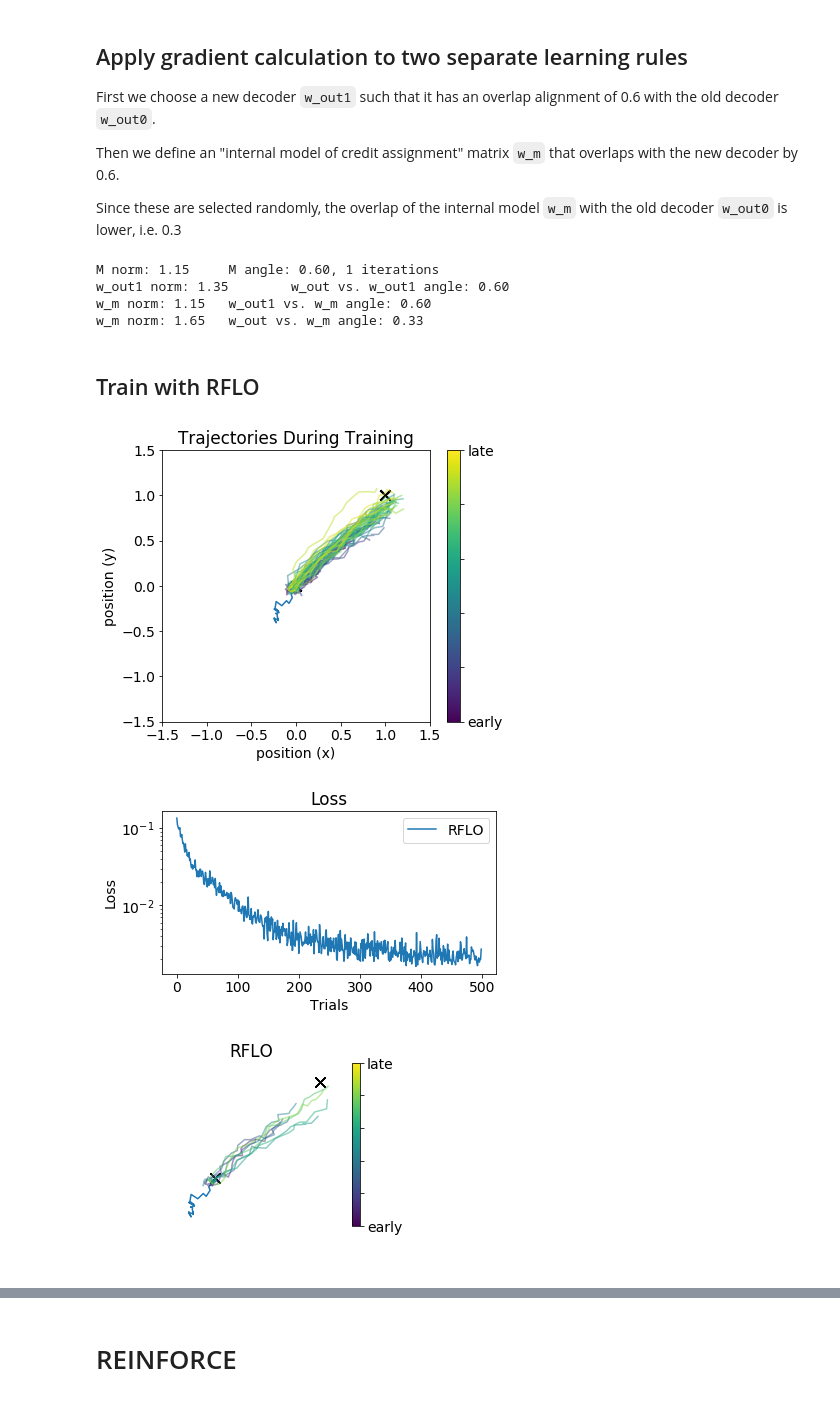
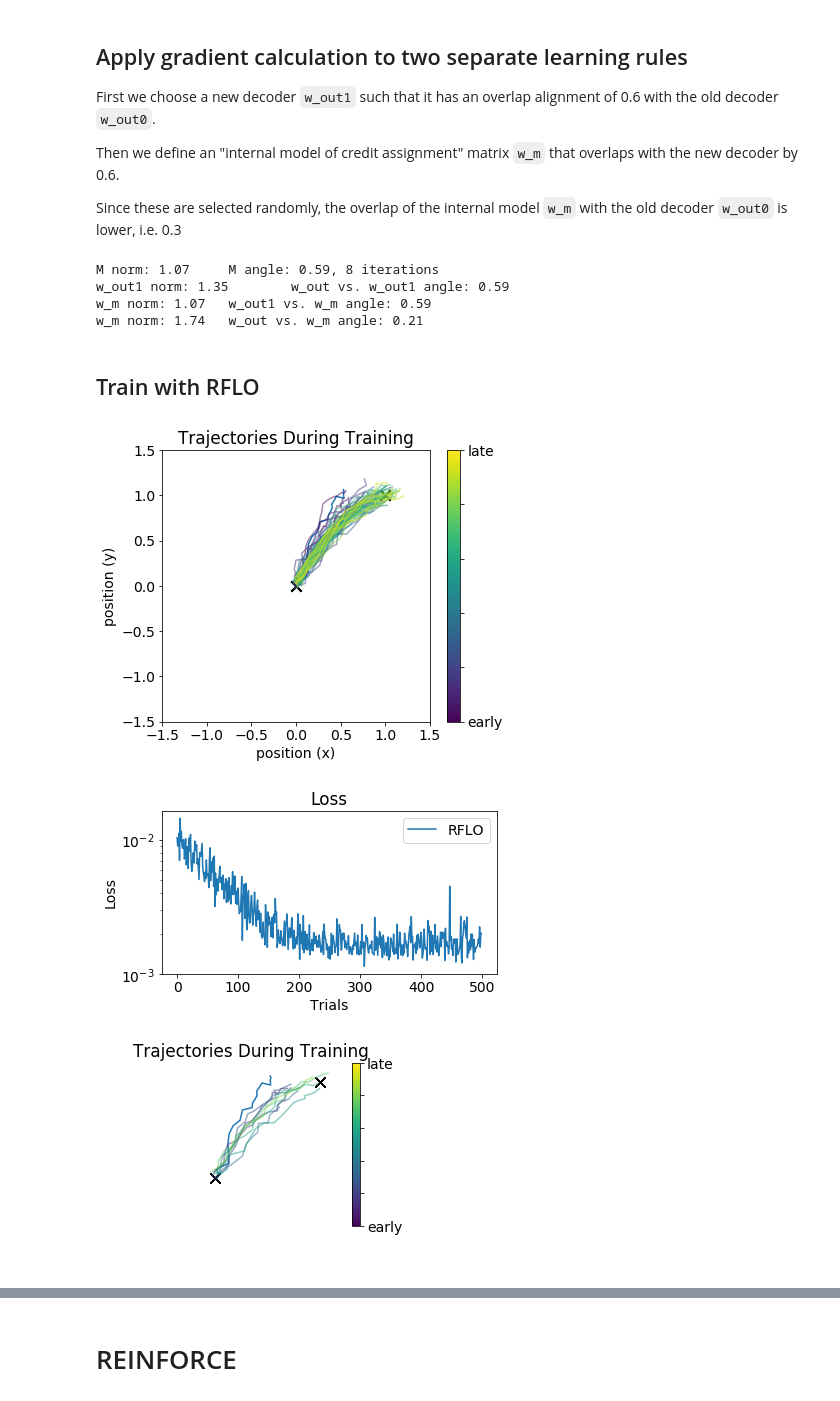
Before and after one commit to jacobfulano/rnn-learning, a Jupyter notebook: experiments/NeurIPS-2022-4-29/Figure-Weight-Correlation-Example-2022-4-29.ipynb, the cells around one changed output, grey strips where cells are left out. Cells and saved outputs as stored; diff of their text form; code cells hidden in the pictures.

```diff
--- a/experiments/NeurIPS-2022-4-29/Figure-Weight-Correlation-Example-2022-4-29.ipynb
+++ b/experiments/NeurIPS-2022-4-29/Figure-Weight-Correlation-Example-2022-4-29.ipynb
@@ -98,7 +98,7 @@ params = RNNparams(n_in=4,n_rec=50,n_out=2,tau_rec=10,
 params.print_params()
 
 # Initialize RNN
-net0 = RNN(params,f=f_linear,df=df_linear)
+net0 = RNN(params) #,f=f_linear,df=df_linear)
 sim0 = Simulation(net0)
 rflo = RFLO(net0,apply_to=['w_rec'],online=False)
 sim0.run_session(n_trials=500, tasks=[task1], learn_alg=[rflo], probe_types=['loss'], plot=True, plot_freq=20)
@@ -152,10 +152,10 @@ print('\nw_m norm: {:.2f}'.format(norm) + '\t w_out1 vs. w_m angle: {:.2f}'.form
 norm, angle = return_norm_and_angle(net0.w_out,w_m)
 print('\nw_m norm: {:.2f}'.format(norm) + '\t w_out vs. w_m angle: {:.2f}'.format(angle),end='')
 # %% [output]
-M norm: 1.15     M angle: 0.60, 1 iterations
-w_out1 norm: 1.35        w_out vs. w_out1 angle: 0.60
-w_m norm: 1.15   w_out1 vs. w_m angle: 0.60
-w_m norm: 1.65   w_out vs. w_m angle: 0.33
+M norm: 1.07     M angle: 0.59, 8 iterations
+w_out1 norm: 1.35        w_out vs. w_out1 angle: 0.59
+w_m norm: 1.07   w_out1 vs. w_m angle: 0.59
+w_m norm: 1.74   w_out vs. w_m angle: 0.21
 # %% [markdown]
 ## Train with RFLO
 # %%
@@ -196,33 +196,33 @@ sim1_post = Simulation(net1_post)
 trackvars = TrackVars(net1_post,apply_to=[])
 sim1_post.run_session(n_trials=500, tasks=[task1], learn_alg=[trackvars], probe_types=['h','err','w_rec'], plot=False, plot_freq=10)
 # %% [output]
-[figure, old version]
+[figure, new version]
-[figure, old version]
+[figure, new version]
 # %%
 """ Plot example trajectories during training """
-save = True
+save = False
 if save:
     lw, fs = paper_format()
 
 fig,ax = plt.subplots(1,1,figsize=(4,3))
 n_trials=250
 plot_freq = 25
 
 for n in np.arange(0,n_trials,plot_freq):
     count = n
     fig = plot_position(fig=fig, pos=sim1_train.session_probes['pos'][n], tasks = [task1], n_trials=n_trials,count=count,plot_freq=plot_freq)
 
 
 ax.set_xlim([-0.5,1.2])
 ax.set_ylim([-0.5,1.2])
 ax.set_axis_off()
 fig.show()
 
 if save:
     ax.set_title("RFLO")
     fig.savefig('rflo-trajectories-example.pdf')
 # %% [output]
-[figure, old version]
+[figure, new version]
 # %%
 fig = plot_trained_trajectories(sim=sim1_pre, tasks=[task1],title='RFLO, before training with new decoder')
 
```
Also changed, not shown: parts of 10 cells of this notebook, 17 other files.
